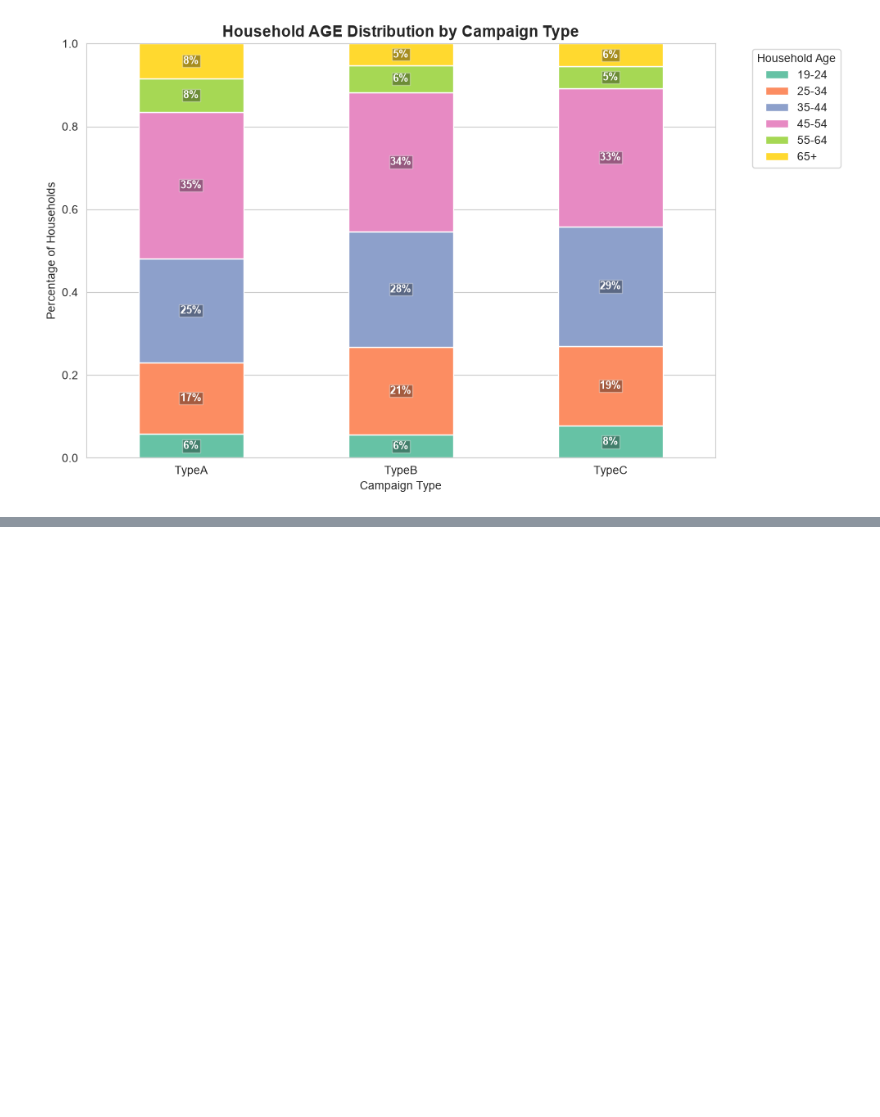
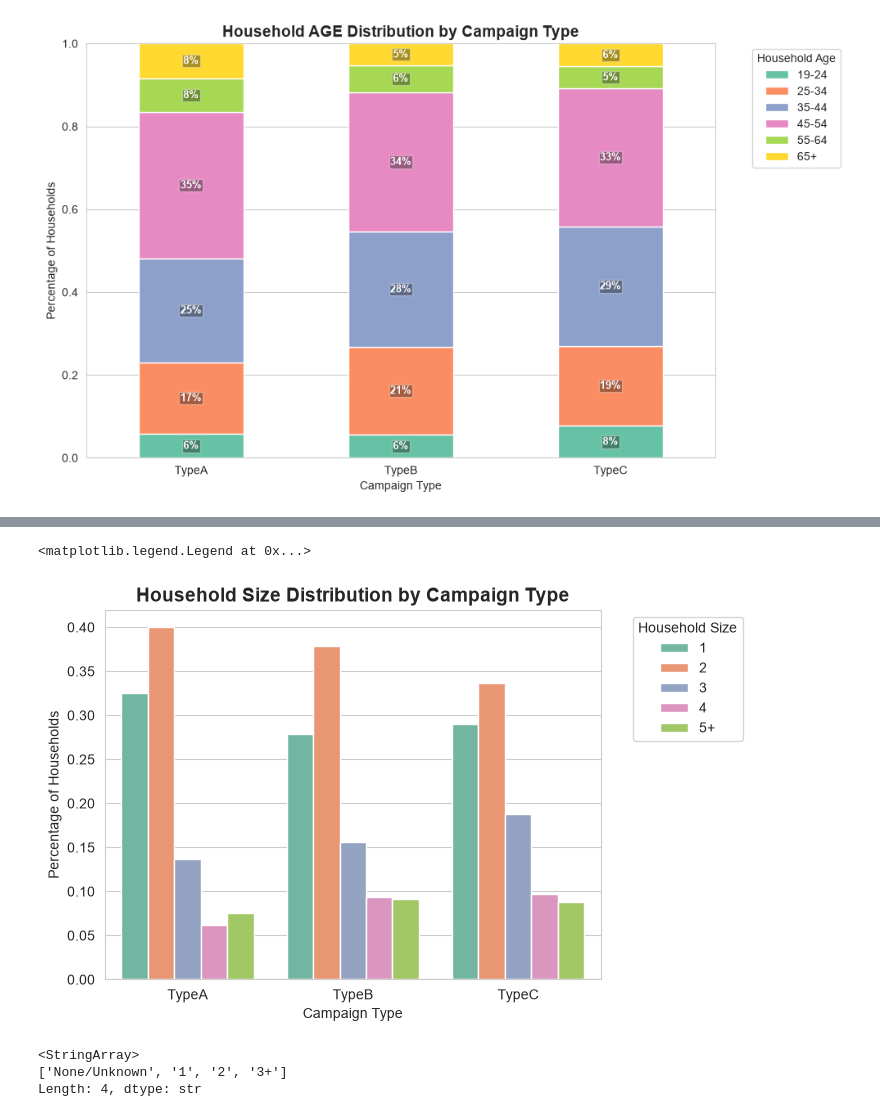
Before and after one commit to andrw0505/dunnhumby_project, a Jupyter notebook: bq1.ipynb, the cells around one changed output, grey strips where cells are left out. Cells and saved outputs as stored; diff of their text form; code cells hidden in the pictures; blank space fills up the shorter version.

Commit message:
summary and visualizations for all categorical variables + insights

```diff
--- a/bq1.ipynb
+++ b/bq1.ipynb
@@ -1078,3 +1078,9 @@ ax.legend(title='Household Age', bbox_to_anchor=(1.05, 1), loc='upper left')
 plt.tight_layout()
 # %% [output]
 [figure]
+# %%
+grouped_by_hhsize = pd.DataFrame(hh_demographic_with_campaign.groupby("CAMPAIGN_TYPE")["HOUSEHOLD_SIZE_DESC"].value_counts(normalize=True).rename("PERCENTAGE").reset_index())
+order = ["1", "2", "3", "4", "5+"]
+grouped_by_hhsize['HOUSEHOLD_SIZE_DESC'] = pd.Categorical(grouped_by_hhsize['HOUSEHOLD_SIZE_DESC'], categories=order, ordered=True)
+grouped_by_hhsize = grouped_by_hhsize.sort_values(['CAMPAIGN_TYPE', 'HOUSEHOLD_SIZE_DESC']).reset_index(drop=True)
+display(grouped_by_hhsize)
@@ -1080,0 +1104,16 @@ plt.tight_layout()
+# %%
+sns.barplot(data=grouped_by_hhsize, x="CAMPAIGN_TYPE", y="PERCENTAGE", hue="HOUSEHOLD_SIZE_DESC", palette=COLORS)
+plt.title("Household Size Distribution by Campaign Type", fontweight='bold', fontsize=14)
+plt.xlabel("Campaign Type")
+plt.ylabel("Percentage of Households")
+plt.legend(title="Household Size", bbox_to_anchor=(1.05, 1), loc='upper left')
+# %% [output]
+<matplotlib.legend.Legend at 0x...>
+[figure, added]
+# %%
+kid_cat=hh_demographic_with_campaign["KID_CATEGORY_DESC"].unique()
+print(kid_cat)
+# %% [output]
+<StringArray>
+['None/Unknown', '1', '2', '3+']
+Length: 4, dtype: str
```
Also changed, not shown: parts of 3 cells of this notebook.
